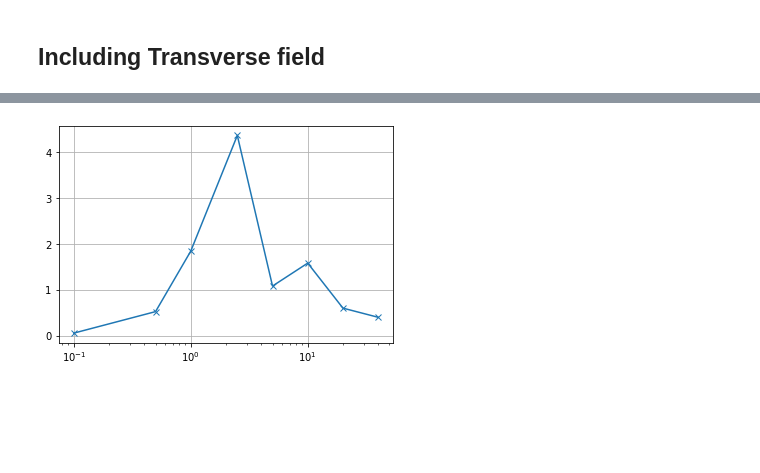
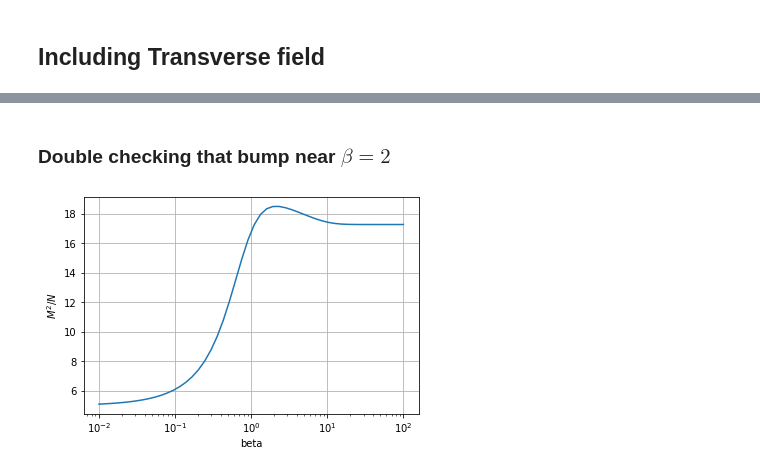
Before and after one commit to Renmusxd/DWave48, a Jupyter notebook: jupyter_notebook/MonteCarloTests.ipynb, the cells around one changed output, grey strips where cells are left out. Cells and saved outputs as stored; diff of their text form; code cells hidden in the pictures; blank space fills up the shorter version.

Commit message:
QMC with transverse field and cluster update

```diff
--- a/jupyter_notebook/MonteCarloTests.ipynb
+++ b/jupyter_notebook/MonteCarloTests.ipynb
@@ -76,0 +24,39 @@ for i, beta in enumerate(betas):
+# %%
+def make_ham_and_spin(nvars, edges, transverse):
+    ham = numpy.zeros((2**nvars,2**nvars))
+    for i in range(2**nvars):
+        state = [(i >> j) & 1 for j in range(nvars)]
+        h = 0.0
+        for (vara, varb), j in edges:
+            if state[vara] == state[varb]:
+                h += j
+            else:
+                h -= j
+
+        ham[i,i] += h
+        for j in range(i+1, 2**nvars):
+            b_state = [(j >> k) & 1 for k in range(nvars)]
+            diffstate = [a^b for a,b in zip(state, b_state)]
+            if sum(diffstate) != 1:
+                continue
+            for vark,s in enumerate(diffstate):
+                if not s:
+                    continue
+                ham[i, j] = ham[i,j] + transverse
+                ham[j, i] = ham[j,i] + transverse
+
+    spin_diag = []
+    for i in range(2**nvars):
+        state = [(i >> j) & 1 for j in range(nvars)]
+        spin_diag.append(numpy.sum(numpy.asarray(state)*2 - 1)**2)
+    spin_op = numpy.diag(spin_diag)
+    return ham, spin_op
+
+ham, spin_op = make_ham_and_spin(nvars, edges, transverse)
+# %%
+ed_transverse_data = []
+ed_transverse_energies = []
+for beta in betas:
+    expm = scipy.linalg.expm(-beta*ham)
+    ed_transverse_data.append(numpy.trace(spin_op @ expm) / numpy.trace(expm))
+    ed_transverse_energies.append(numpy.trace(ham @ expm) / numpy.trace(expm))
@@ -76,0 +87,4 @@ for i, beta in enumerate(betas):
+# %% [markdown]
+### Double checking that bump near $\beta = 2$
+# %%
+betas = 10**numpy.linspace(-2,2,50)
@@ -77,7 +97,9 @@ for i, beta in enumerate(betas):
 # %%
-pyplot.plot(betas, q_data, 'x-')
+pyplot.plot(betas, ed_transverse_data)
 pyplot.xscale('log')
 pyplot.grid()
+pyplot.xlabel("beta")
+pyplot.ylabel("$M^2/N$")
 pyplot.show()
 # %% [output]
-[figure, old version]
+[figure, new version]
```
Also changed, not shown: parts of 36 cells of this notebook, 7 other files.
